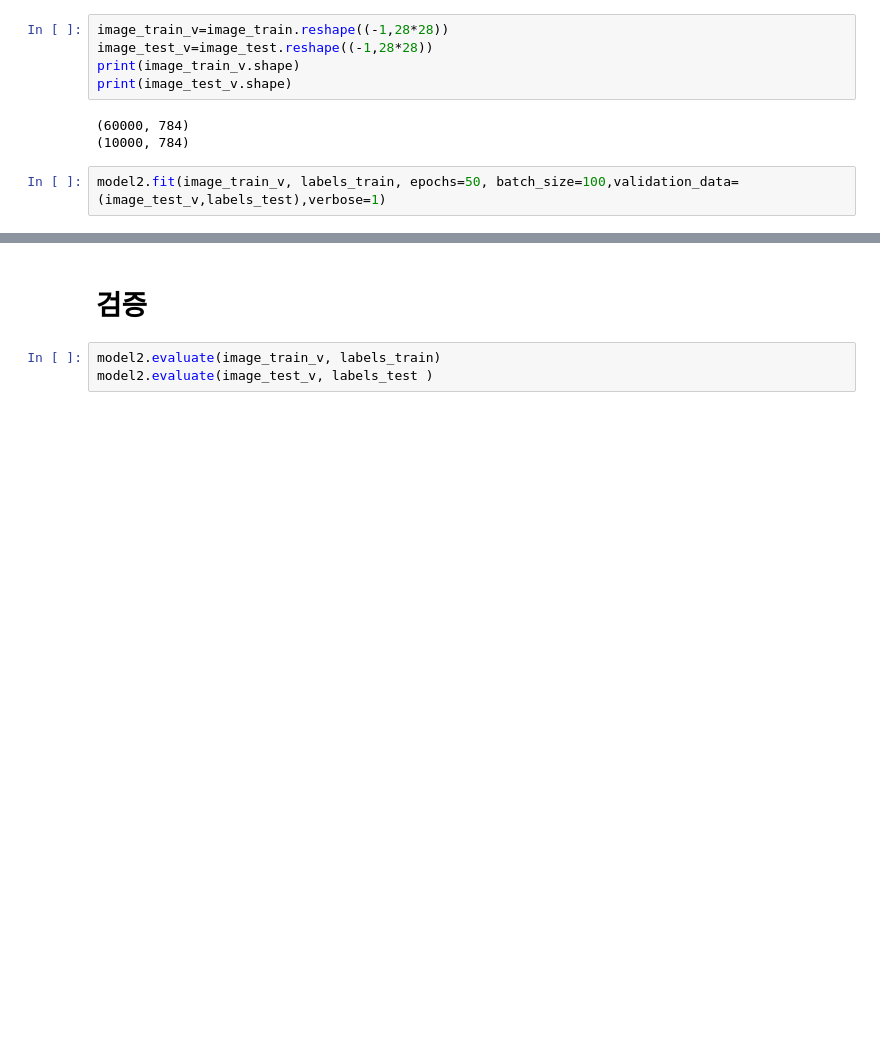
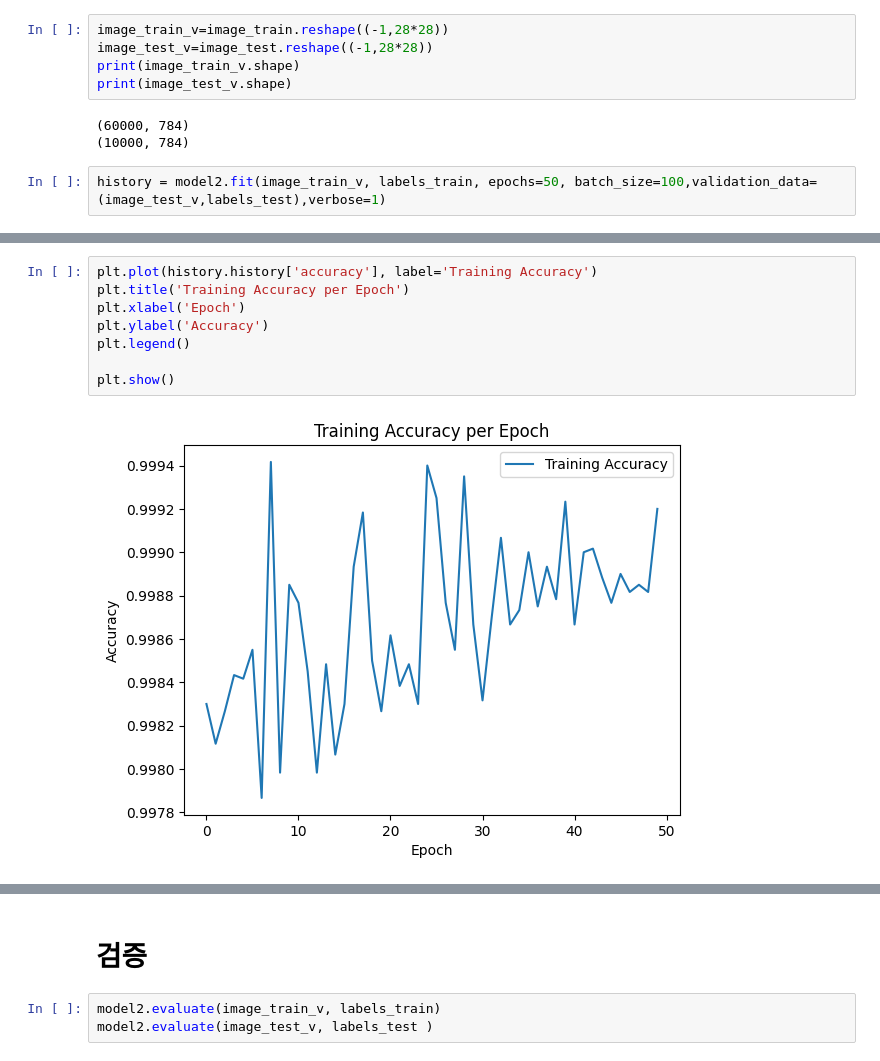
Before and after one commit to rlaxodud6842/ComputerVision, a Jupyter notebook: Untitled0.ipynb, the cells around one changed output, grey strips where cells are left out. Drawn from its saved outputs; the diff is of its cells as text; blank space fills up the shorter version.

```diff
--- a/Untitled0.ipynb
+++ b/Untitled0.ipynb
@@ -69,6 +69,6 @@ print(image_test_v.shape)
 (60000, 784)
 (10000, 784)
 # %%
-model2.fit(image_train_v, labels_train, epochs=50, batch_size=100,validation_data=(image_test_v,labels_test),verbose=1)
+history = model2.fit(image_train_v, labels_train, epochs=50, batch_size=100,validation_data=(image_test_v,labels_test),verbose=1)
 # %% [output]
 Epoch 1/50
@@ -91,0 +91,10 @@ Epoch 50/50
+# %%
+plt.plot(history.history['accuracy'], label='Training Accuracy')
+plt.title('Training Accuracy per Epoch')
+plt.xlabel('Epoch')
+plt.ylabel('Accuracy')
+plt.legend()
+
+plt.show()
+# %% [output]
+[figure, added]
```
Also changed, not shown: parts of 6 cells of this notebook, 4 other files.
